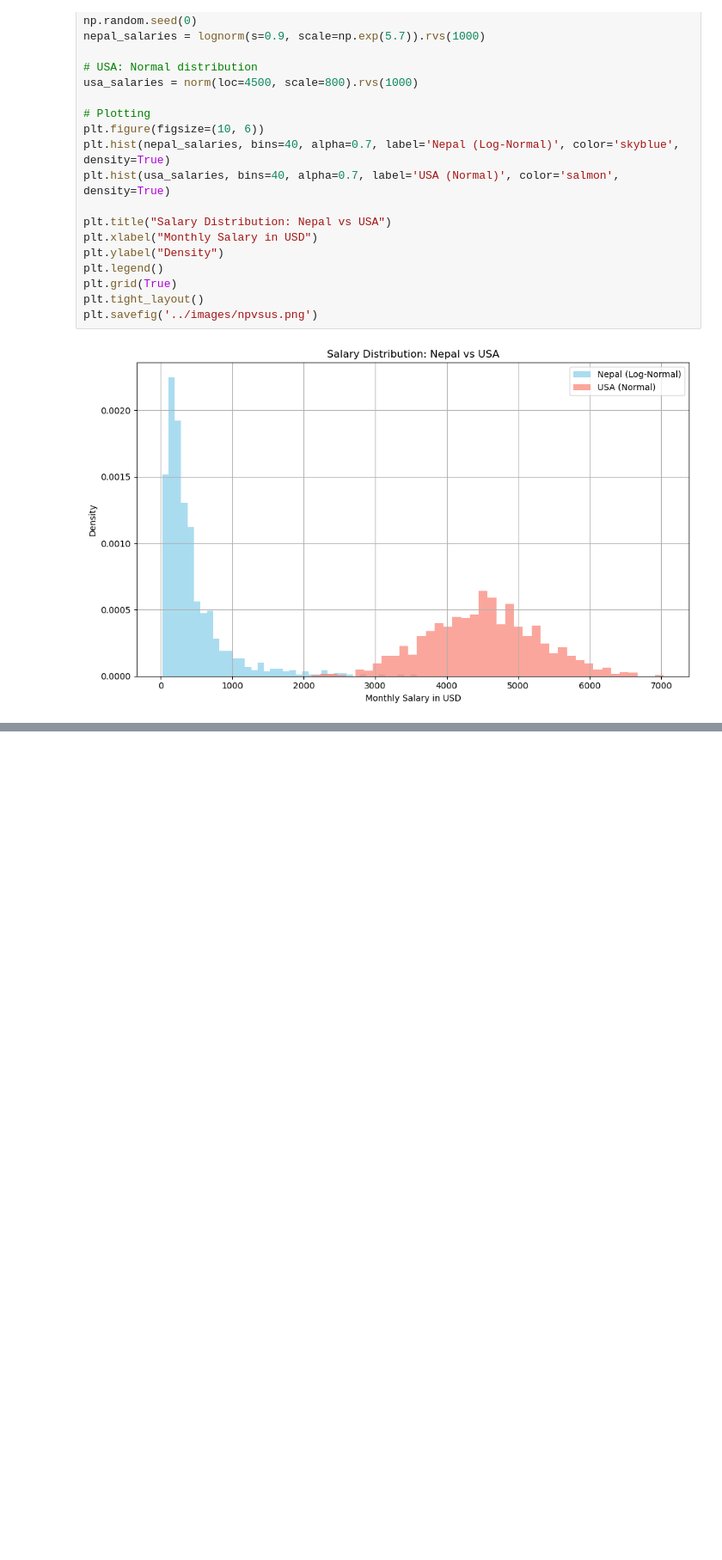
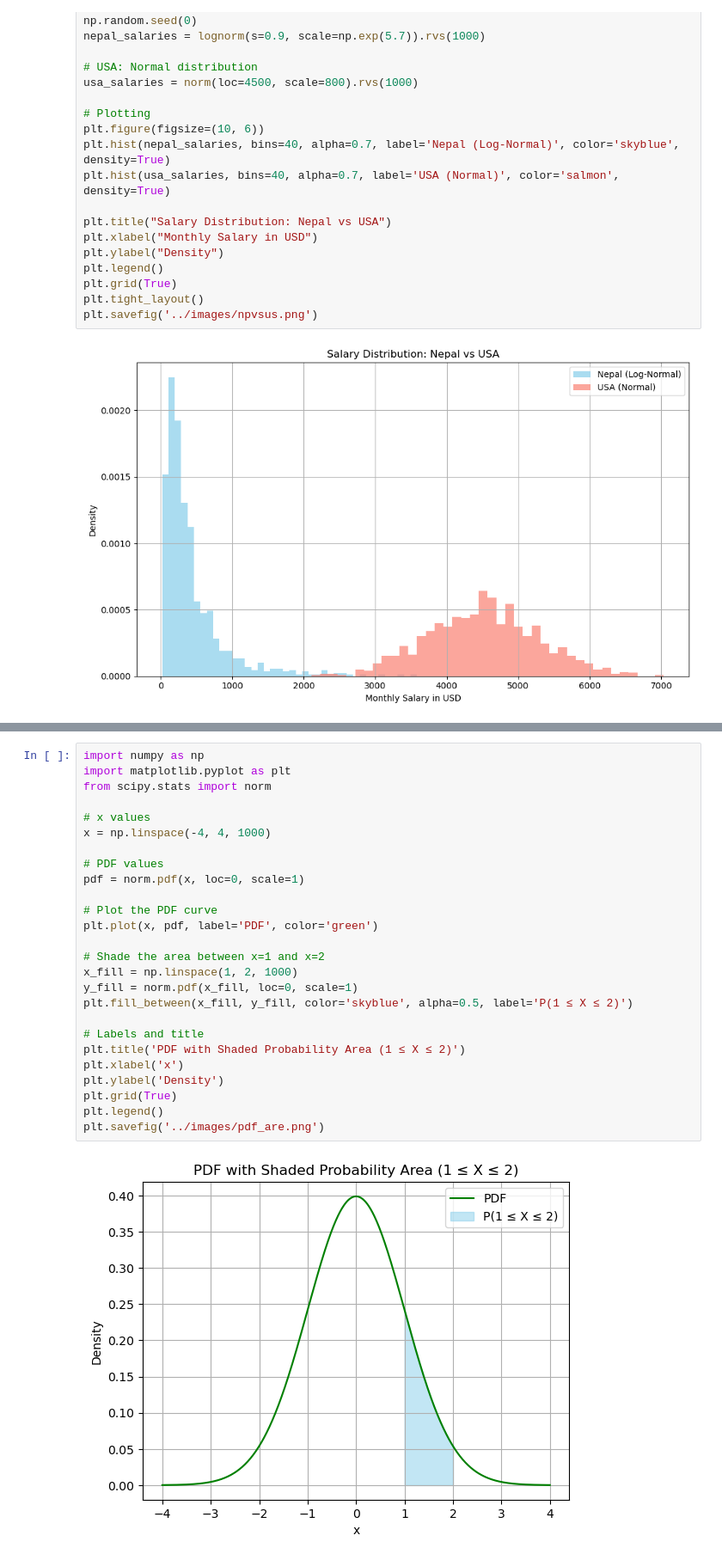
Before and after one commit to AdarshaRimal/statistics-for-ml, a Jupyter notebook: notebooks/03. Probability Distribution Functions.ipynb, the cells around one changed output, grey strips where cells are left out. Shown at 86% size. Cells and saved outputs as stored; diff of their text form; blank space fills up the shorter version.

```diff
--- a/notebooks/03. Probability Distribution Functions.ipynb
+++ b/notebooks/03. Probability Distribution Functions.ipynb
@@ -58,0 +115,28 @@ plt.savefig('../images/npvsus.png')
+# %%
+import numpy as np
+import matplotlib.pyplot as plt
+from scipy.stats import norm
+
+# x values
+x = np.linspace(-4, 4, 1000)
+
+# PDF values
+pdf = norm.pdf(x, loc=0, scale=1)
+
+# Plot the PDF curve
+plt.plot(x, pdf, label='PDF', color='green')
+
+# Shade the area between x=1 and x=2
+x_fill = np.linspace(1, 2, 1000)
+y_fill = norm.pdf(x_fill, loc=0, scale=1)
+plt.fill_between(x_fill, y_fill, color='skyblue', alpha=0.5, label='P(1 ≤ X ≤ 2)')
+
+# Labels and title
+plt.title('PDF with Shaded Probability Area (1 ≤ X ≤ 2)')
+plt.xlabel('x')
+plt.ylabel('Density')
+plt.grid(True)
+plt.legend()
+plt.savefig('../images/pdf_are.png')
+# %% [output]
+[figure, added]
```
Also changed, not shown: parts of 25 cells of this notebook, 9 other files.
